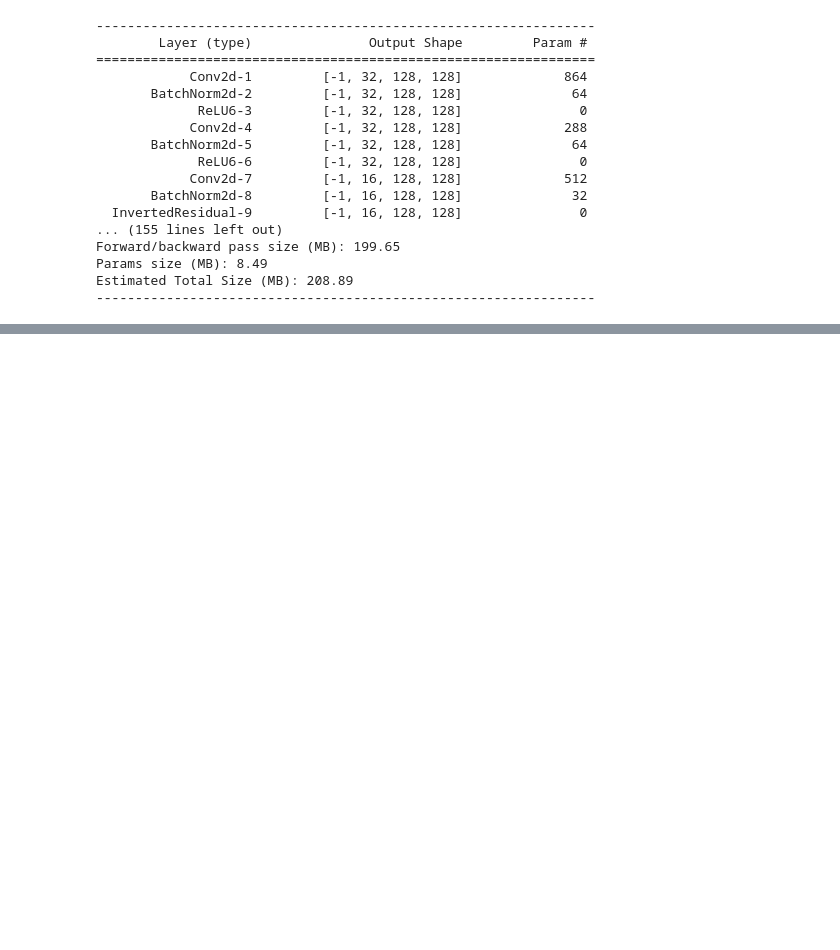
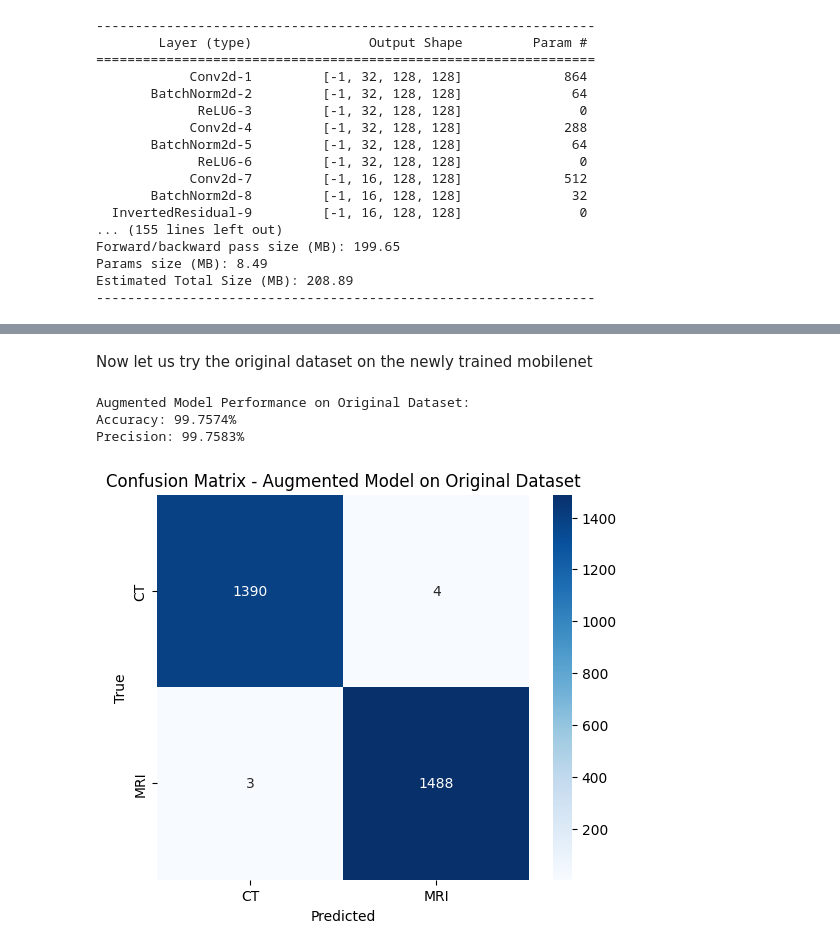
Before and after one commit to AnkitD0811/ml-research-project, a Jupyter notebook: mobilenetv2_classifier.ipynb, the cells around one changed output, grey strips where cells are left out. Cells and saved outputs as stored; diff of their text form; code cells hidden in the pictures; blank space fills up the shorter version.

```diff
--- a/mobilenetv2_classifier.ipynb
+++ b/mobilenetv2_classifier.ipynb
@@ -811,0 +812,42 @@ plt.show()
+# %% [markdown]
+Now let us try the original dataset on the newly trained mobilenet
+# %%
+from sklearn.metrics import accuracy_score, precision_score, confusion_matrix
+
+# Evaluate the augmented model on the original dataset (test set)
+
+aug_model.eval()
+original_test_preds = []
+original_test_labels = []
+
+with torch.no_grad():
+    for inputs, labels in test_loader:
+        inputs, labels = inputs.to(device), labels.to(device)
+        outputs = aug_model(inputs)
+        preds = torch.argmax(outputs, dim=1)
+
+        original_test_preds.extend(preds.cpu().numpy())
+        original_test_labels.extend(labels.cpu().numpy())
+
+# Calculate metrics
+
+original_accuracy = accuracy_score(original_test_labels, original_test_preds) * 100
+original_precision = precision_score(original_test_labels, original_test_preds, average='macro') * 100
+
+print(f"Augmented Model Performance on Original Dataset:")
+print(f"Accuracy: {original_accuracy:.4f}%")
+print(f"Precision: {original_precision:.4f}%")
+
+# Plot confusion matrix
+cm = confusion_matrix(original_test_labels, original_test_preds)
+plt.figure(figsize=(6, 5))
+sns.heatmap(cm, annot=True, fmt='d', cmap='Blues', xticklabels=['CT', 'MRI'], yticklabels=['CT', 'MRI'])
+plt.xlabel('Predicted')
+plt.ylabel('True')
+plt.title('Confusion Matrix - Augmented Model on Original Dataset')
+plt.show()
+# %% [output]
+Augmented Model Performance on Original Dataset:
+Accuracy: 99.7574%
+Precision: 99.7583%
+[figure, added]
```
Also changed, not shown: parts of 3 cells of this notebook, 1 other file.
